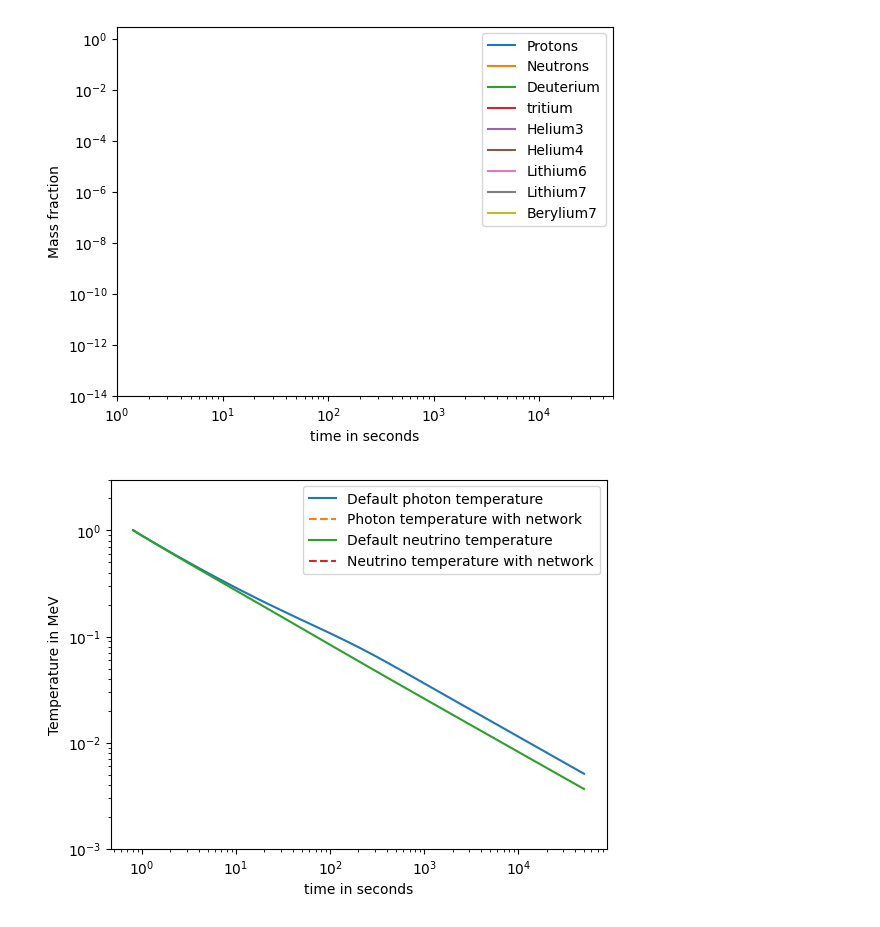
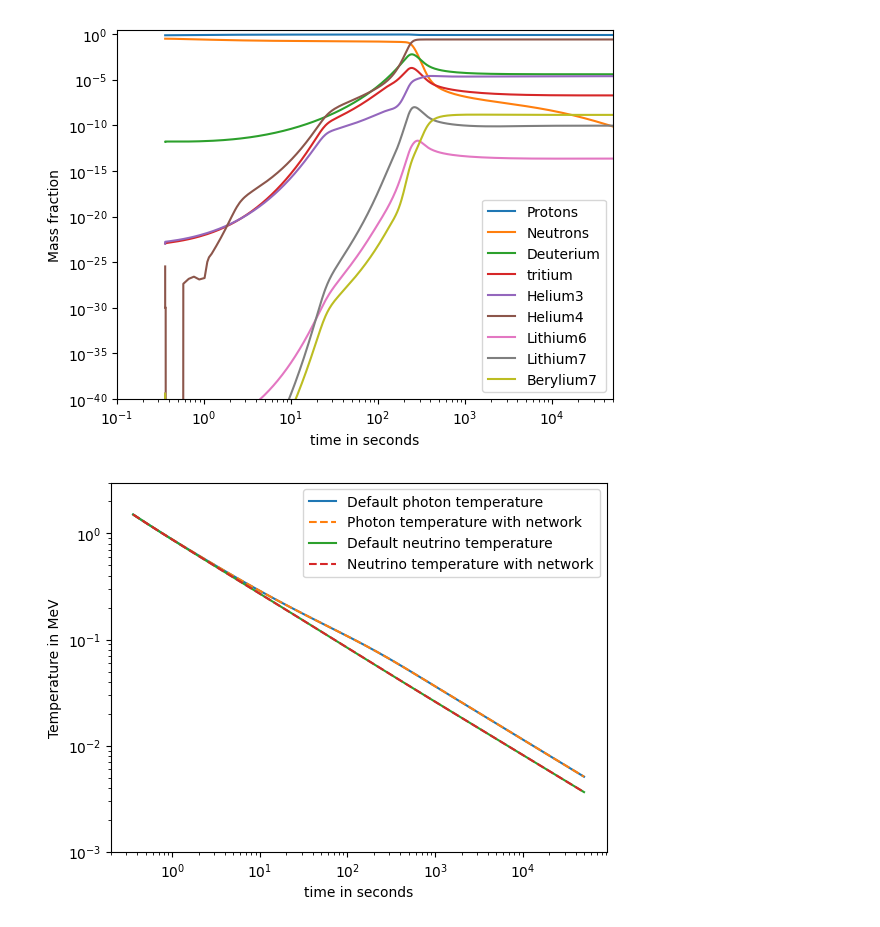
Before and after one commit to hansbdein/Speciale, a Jupyter notebook: only_pna_net.ipynb, the cells around one changed output. Cells and saved outputs as stored; diff of their text form; code cells hidden in the pictures.

Commit message:
Experimenterede med mere præcise initial condition

```diff
--- a/only_pna_net.ipynb
+++ b/only_pna_net.ipynb
@@ -45,7 +46,7 @@ gcm3=232012         #conversion factor for g/cm^3
 meter=5.068e12      #conversion factor for m
 cm=5.068e10         #conversion factor for cm
 barn=389.4          #conversion factor for barn
-T_ini=1             #initial temperature in MeV
+T_ini=1.5             #initial temperature in MeV
 e_mass=0.51099895   #electron mass in MeV
 z_ini=e_mass/T_ini
 
@@ -241,7 +280,7 @@ m_He4 = 4.00260325413 *M_u
 
 n_bparams=3
         # enumeration for different isotopes
-        #  0   1   2    3    4    5     6     7     8
+        #  0   1   2   3    4     5     6     7     8
 Y_labels=['n','p','d','t','He3','He4','Li6','Li7','Be7']
 '''
 step=20
@@ -267,7 +306,7 @@ def ndall(t,y):   #solve h and T, y[0] = T and y[1] = h
 #solY = integrate.solve_ivp(dall, [t_range[0]*0.9999, t_range[0]], [T_ini,h_ini,1]+list(Y_ini),method='RK45')#,t_eval=t_space)
 #print(solY)
 #solY = integrate.solve_ivp(dall, t_range, solYini.y[:,-1],method='Radau')#,t_eval=t_space)
-nsolY = integrate.solve_ivp(ndall, t_range, initial_param,method='Radau',atol=1e-16,rtol=1e-7)#,t_eval=t_space)
+nsolY = integrate.solve_ivp(ndall, t_range, initial_param,method='Radau',atol=1e-25,rtol=1e-4)#,t_eval=t_space)
 #solY = integrate.Radau(dall, t_range[0], [T_ini,h_ini,1]+list(Y_ini),t_range[1])
 
 abun=[abun[-1] for abun in nsolY.y[n_bparams:]]
@@ -311,8 +350,8 @@ plt.plot(nsolY.t/timeunit, 4*nsolY.y[n_bparams+8], label='Berylium7')
 #print(solY)
 plt.xlabel('time in seconds')
 plt.ylabel('Mass fraction')
-plt.ylim(1e-14,3)
-plt.xlim(1,5e4)
+plt.ylim(1e-40,3)
+plt.xlim(0.1,5e4)
 
 plt.xscale('log')
 plt.yscale('log')
@@ -325,32 +364,32 @@ plt.show()
 
 plt.figure('temperature')
 
 # Plot the Temperature
 plt.plot(sol.t/timeunit, sol.y[0], label='Default photon temperature')
 plt.plot(nsolY.t/timeunit, nsolY.y[0],'--', label='Photon temperature with network')
 
 # Test with completely radiation dominated universe
 #t_space=solY.t
 #T_approx=np.sqrt(1.226*10**21/t_space)
 #T_approx=1/np.sqrt(t_space/timeunit)/10.4*TMeV2T9
 plt.plot(sol.t/timeunit, T_ini/sol.y[2], label='Default neutrino temperature')
 plt.plot(nsolY.t/timeunit, T_ini/nsolY.y[2],'--', label='Neutrino temperature with network')
 
 #plot the scale factor
 #plt.plot(sol.t/timeunit, sol.y[2]/1e3, label='scale factor')
 
 #fix the axis
 plt.xlabel('time in seconds')
 plt.ylabel('Temperature in MeV')
 
 plt.xscale('log')
 plt.yscale('log')
 
 # plt.xlim((0.1, 2e5))
 plt.ylim((1e-3,3))
 
 plt.legend()
 plt.show()
 # %% [output]
-[figure, old version]
+[figure, new version]
-[figure, old version]
+[figure, new version]
```
Also changed, not shown: parts of 7 cells of this notebook, 4 other files.
